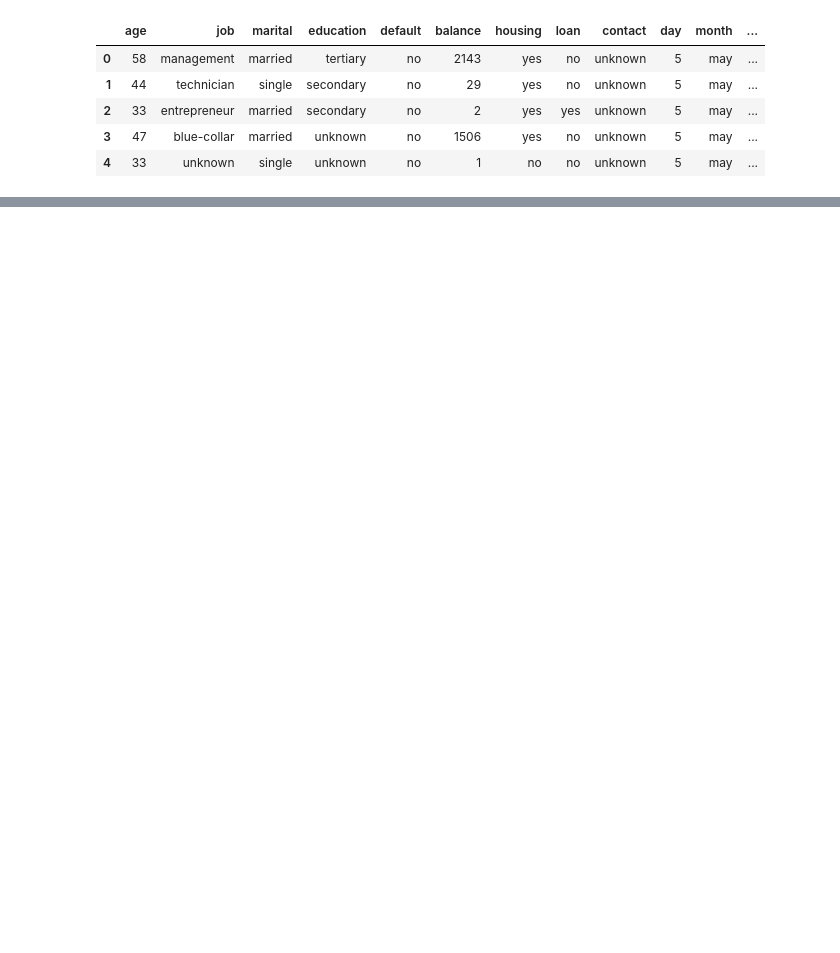
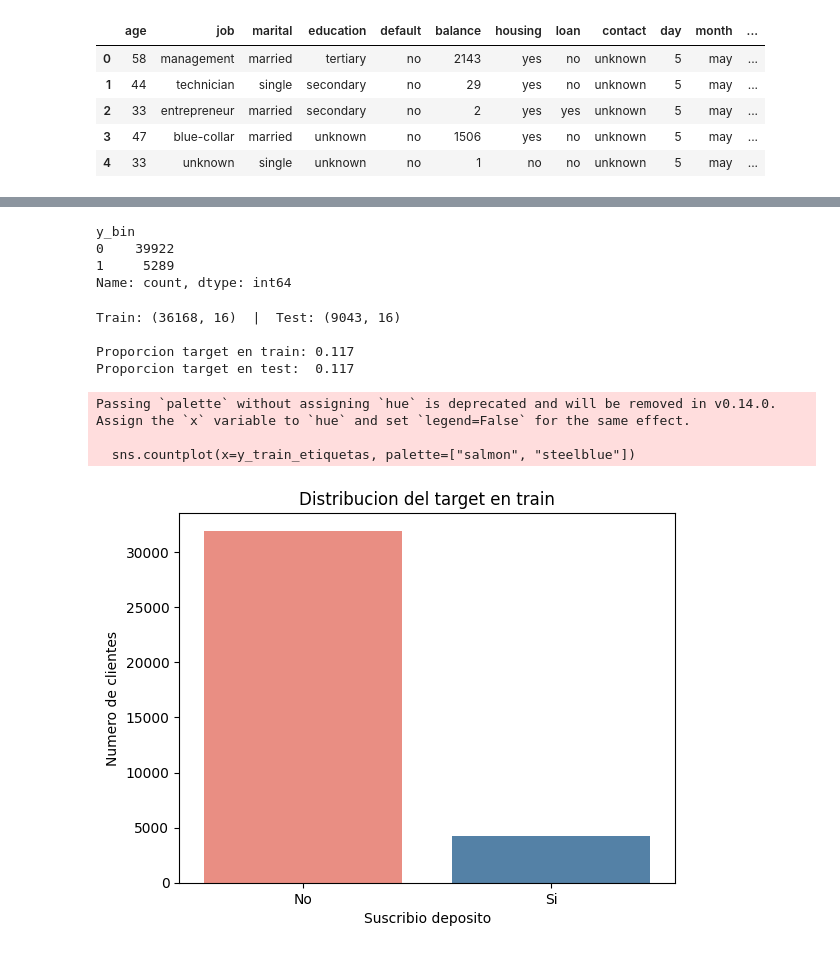
Before and after one commit to eleacos/DS-Online-Elena-Acosta, a Jupyter notebook: 04_Machine_Learning/Sprint_11/Unidad_01_ML_Supervisado_Arboles_de_Decision/03_Practica_Obligatoria/18_Practica_Obligatoria_Arboles_de_Decision.ipynb, the cells around one changed output, grey strips where cells are left out. Drawn from its saved outputs; the diff is of its cells as text; code cells hidden in the pictures; blank space fills up the shorter version.

```diff
--- a/04_Machine_Learning/Sprint_11/Unidad_01_ML_Supervisado_Arboles_de_Decision/03_Practica_Obligatoria/18_Practica_Obligatoria_Arboles_de_Decision.ipynb
+++ b/04_Machine_Learning/Sprint_11/Unidad_01_ML_Supervisado_Arboles_de_Decision/03_Practica_Obligatoria/18_Practica_Obligatoria_Arboles_de_Decision.ipynb
@@ -949,0 +127,9 @@ Prueba a modificar el criterio del número de features seleccionadas para ver en
+# %%
+df["y_bin"] = (df["y"] == "yes").astype(int)
+# %%
+df.y_bin.value_counts()
+# %% [output]
+y_bin
+0    39922
+1     5289
+Name: count, dtype: int64
@@ -949,0 +138,34 @@ Prueba a modificar el criterio del número de features seleccionadas para ver en
+# %%
+target = "y_bin"
+
+X = df.drop(columns=["y", "y_bin"])
+y = df[target]
+
+X_train, X_test, y_train, y_test = train_test_split(
+    X, y,
+    test_size=0.2,
+    stratify=y,
+    random_state=42
+)
+
+print(f"Train: {X_train.shape}  |  Test: {X_test.shape}")
+print(f"\nProporcion target en train: {y_train.mean():.3f}")
+print(f"Proporcion target en test:  {y_test.mean():.3f}")
+# %% [output]
+Train: (36168, 16)  |  Test: (9043, 16)
+
+Proporcion target en train: 0.117
+Proporcion target en test:  0.117
+# %%
+y_train_etiquetas = y_train.map({0: "No", 1: "Si"})
+
+sns.countplot(x=y_train_etiquetas, palette=["salmon", "steelblue"])
+plt.title("Distribucion del target en train")
+plt.xlabel("Suscribio deposito")
+plt.ylabel("Numero de clientes")
+plt.show()
+# %% [output]
+Passing `palette` without assigning `hue` is deprecated and will be removed in v0.14.0. Assign the `x` variable to `hue` and set `legend=False` for the same effect.
+
+  sns.countplot(x=y_train_etiquetas, palette=["salmon", "steelblue"])
+[figure, added]
```
Also changed, not shown: parts of 151 cells of this notebook.
